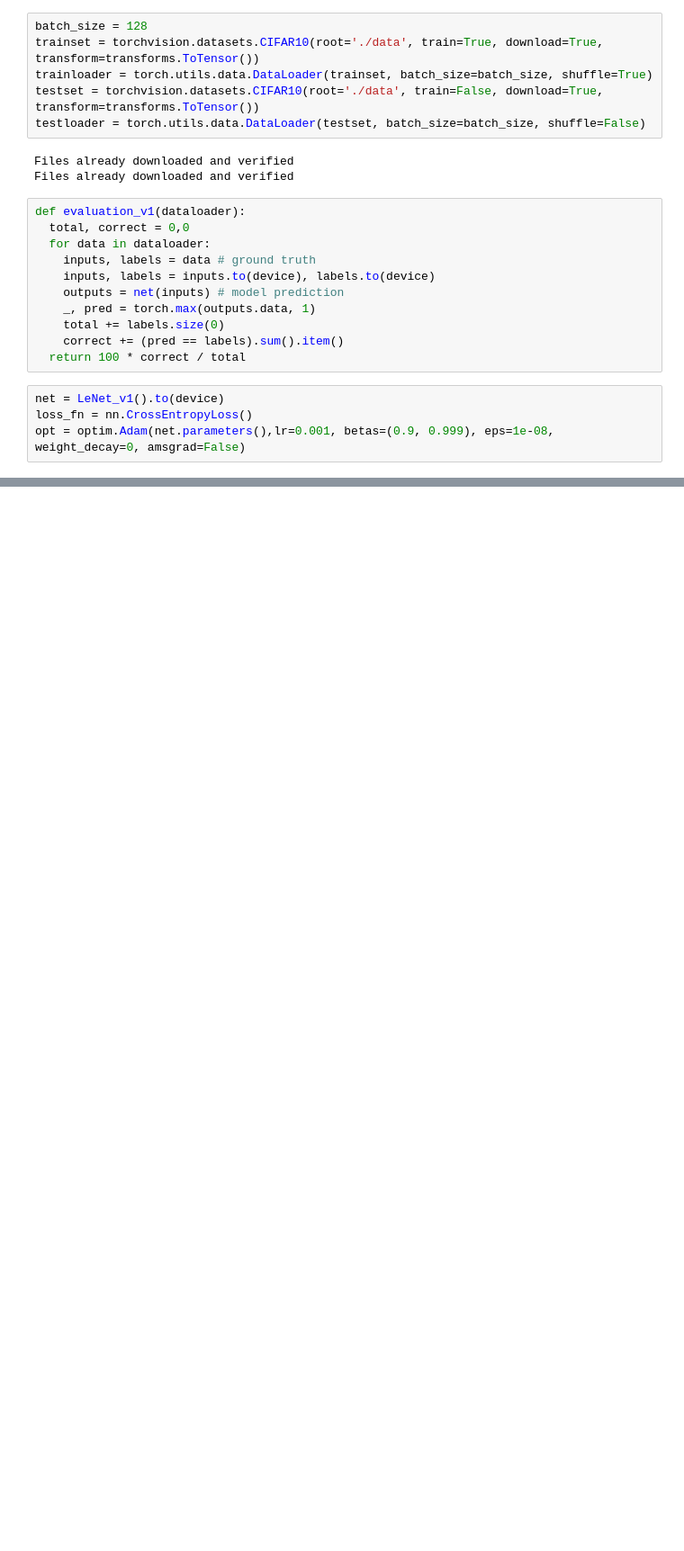
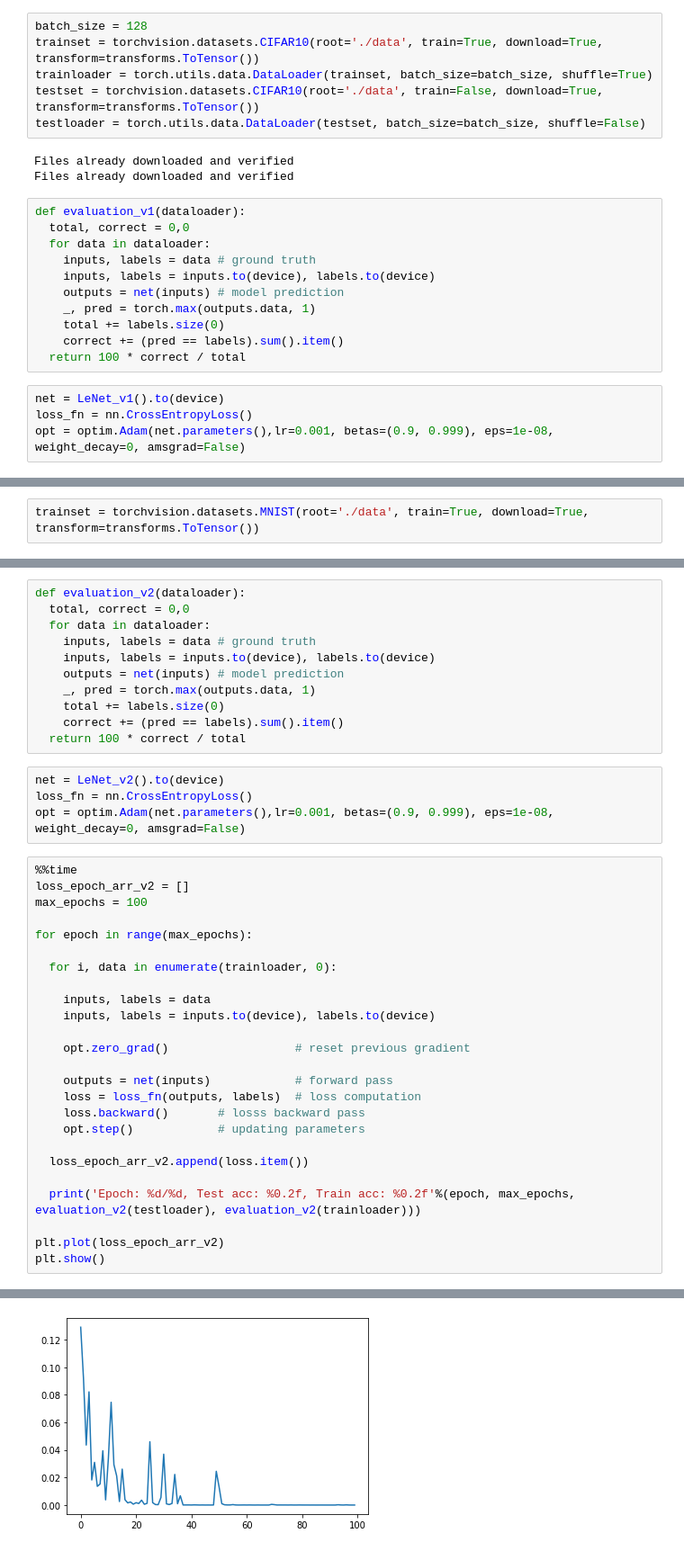
Before and after one commit to Arpitkamal/Deep-Learning--108--Convolutional-Neural-Netwokr, a Jupyter notebook: PyTorchCNN.ipynb, the cells around one changed output, grey strips where cells are left out. Shown: that part at 90% size. Drawn from its saved outputs; the diff is of its cells as text; blank space fills up the shorter version.

Commit message:
MNIST dataset completed

```diff
--- a/PyTorchCNN.ipynb
+++ b/PyTorchCNN.ipynb
@@ -511,0 +524,2 @@ Wall time: 29min 15s
+# %%
+trainset = torchvision.datasets.MNIST(root='./data', train=True, download=True, transform=transforms.ToTensor())
@@ -511,0 +601,41 @@ Wall time: 29min 15s
+# %%
+def evaluation_v2(dataloader):
+  total, correct = 0,0
+  for data in dataloader:
+    inputs, labels = data # ground truth
+    inputs, labels = inputs.to(device), labels.to(device)
+    outputs = net(inputs) # model prediction
+    _, pred = torch.max(outputs.data, 1)
+    total += labels.size(0)
+    correct += (pred == labels).sum().item()
+  return 100 * correct / total
+# %%
+net = LeNet_v2().to(device)
+loss_fn = nn.CrossEntropyLoss()
+opt = optim.Adam(net.parameters(),lr=0.001, betas=(0.9, 0.999), eps=1e-08, weight_decay=0, amsgrad=False)
+# %%
+%%time
+loss_epoch_arr_v2 = []
+max_epochs = 100
+
+for epoch in range(max_epochs):
+
+  for i, data in enumerate(trainloader, 0):
+
+    inputs, labels = data
+    inputs, labels = inputs.to(device), labels.to(device)
+
+    opt.zero_grad()                  # reset previous gradient
+
+    outputs = net(inputs)            # forward pass
+    loss = loss_fn(outputs, labels)  # loss computation
+    loss.backward()       # losss backward pass
+    opt.step()            # updating parameters
+
+  loss_epoch_arr_v2.append(loss.item())
+
+  print('Epoch: %d/%d, Test acc: %0.2f, Train acc: %0.2f'%(epoch, max_epochs, evaluation_v2(testloader), evaluation_v2(trainloader)))
+
+plt.plot(loss_epoch_arr_v2)
+plt.show()
+# %% [output]
@@ -511,0 +659 @@ Wall time: 29min 15s
+[figure, added]
```
Also changed, not shown: parts of 29 cells of this notebook.
